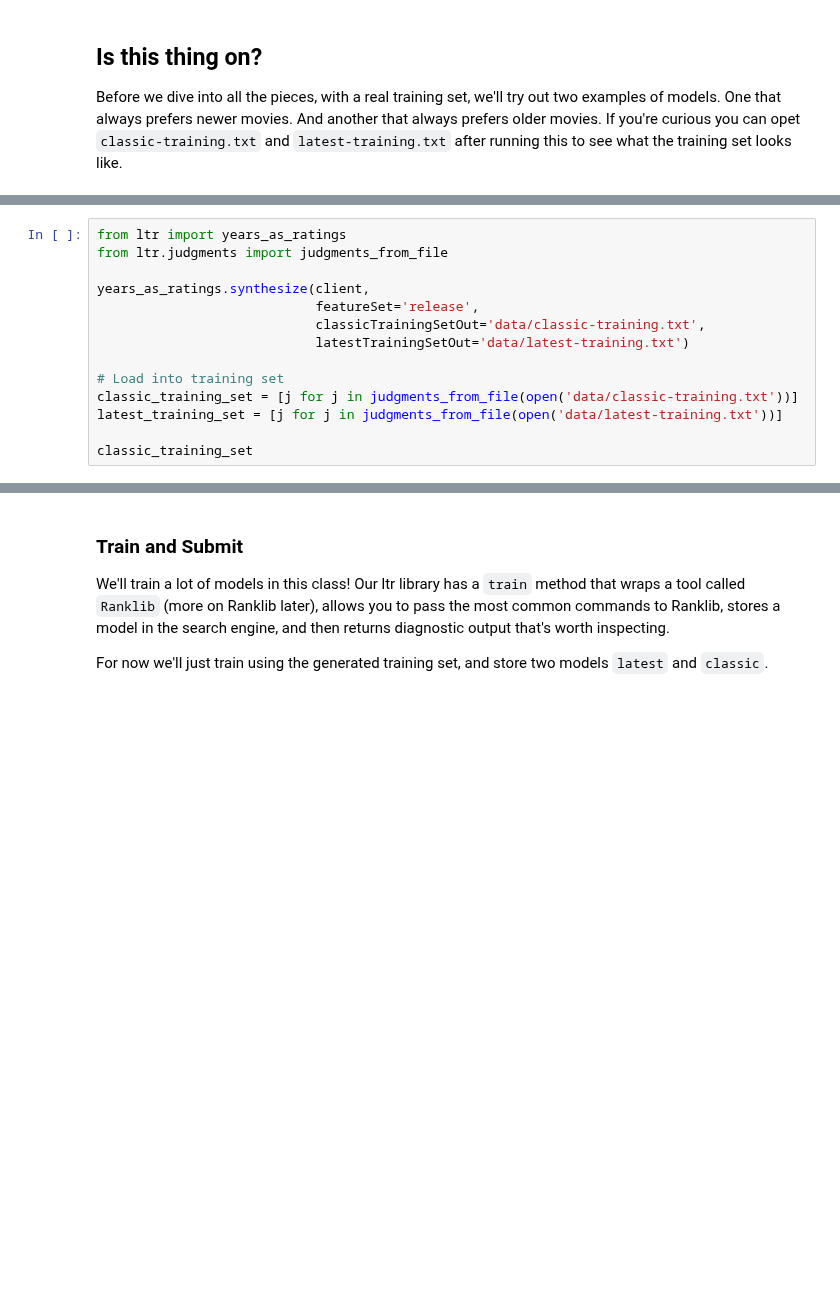
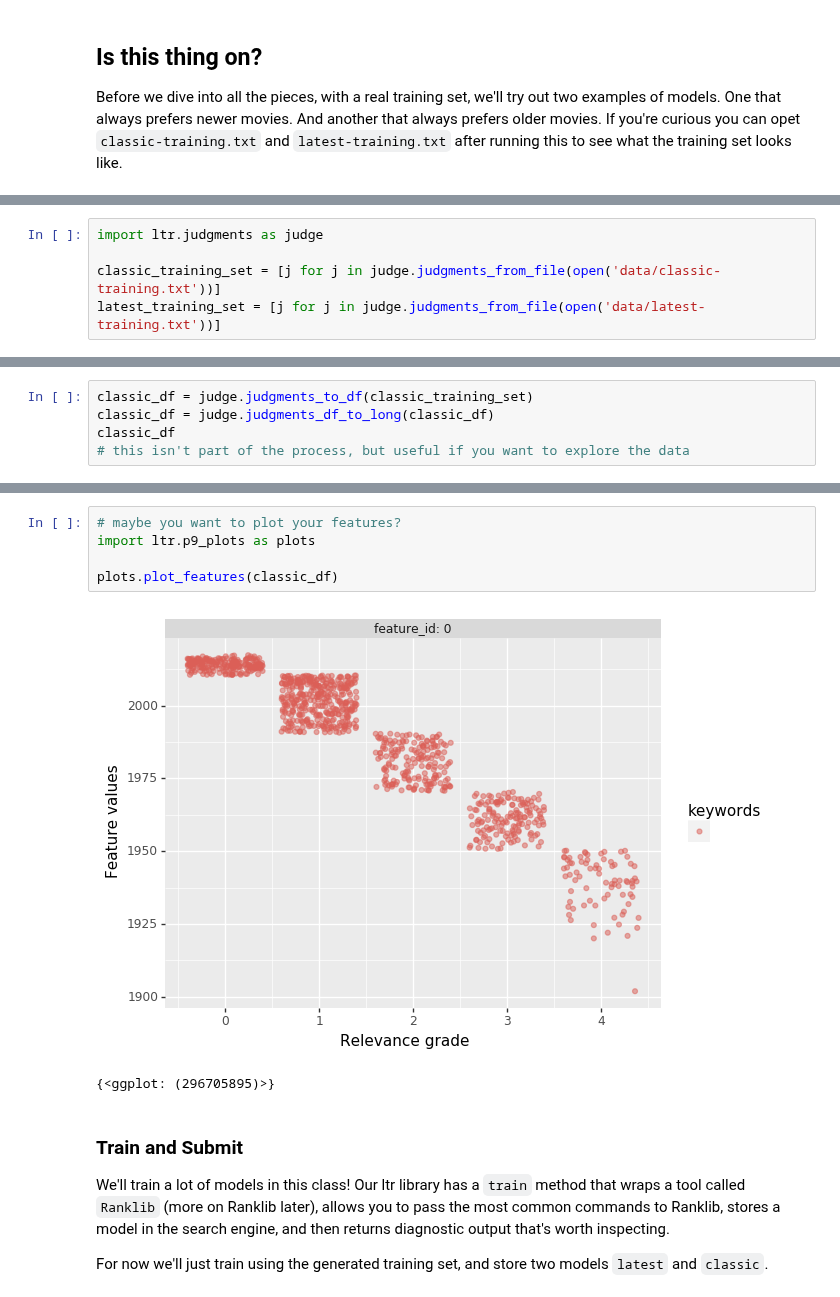
Before and after one commit to o19s/hello-ltr, a Jupyter notebook: notebooks/elasticsearch/tmdb/hello-ltr (ES).ipynb, the cells around one changed output, grey strips where cells are left out. Saved outputs shown, nothing was run; the diff lists cells and outputs as text; blank space fills up the shorter version.

```diff
--- a/notebooks/elasticsearch/tmdb/hello-ltr (ES).ipynb
+++ b/notebooks/elasticsearch/tmdb/hello-ltr (ES).ipynb
@@ -69,14 +118,5 @@ Before we dive into all the pieces, with a real training set, we'll try out two
 # %%
-from ltr import years_as_ratings
-from ltr.judgments import judgments_from_file
+import ltr.judgments as judge
 
-years_as_ratings.synthesize(client,
-                            featureSet='release',
-                            classicTrainingSetOut='data/classic-training.txt',
-                            latestTrainingSetOut='data/latest-training.txt')
-
-# Load into training set
-classic_training_set = [j for j in judgments_from_file(open('data/classic-training.txt'))]
-latest_training_set = [j for j in judgments_from_file(open('data/latest-training.txt'))]
-
-classic_training_set
+classic_training_set = [j for j in judge.judgments_from_file(open('data/classic-training.txt'))]
+latest_training_set = [j for j in judge.judgments_from_file(open('data/latest-training.txt'))]
@@ -82,0 +130,5 @@ classic_training_set
+# %%
+classic_df = judge.judgments_to_df(classic_training_set)
+classic_df = judge.judgments_df_to_long(classic_df)
+classic_df
+# this isn't part of the process, but useful if you want to explore the data
@@ -83,3 +149,11 @@ classic_training_set
+# %%
+# maybe you want to plot your features?
+import ltr.p9_plots as plots
+
+plots.plot_features(classic_df)
+# %% [output]
+[figure, added]
+{<ggplot: (296705895)>}
 # %% [markdown]
 ### Train and Submit
 
```
Also changed, not shown: parts of 23 cells of this notebook, 5 other files.
